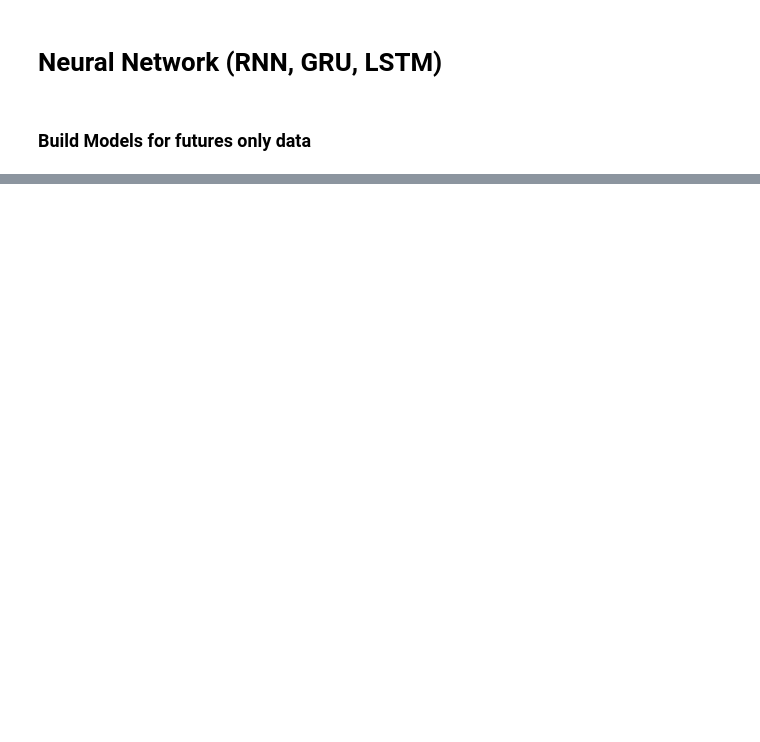
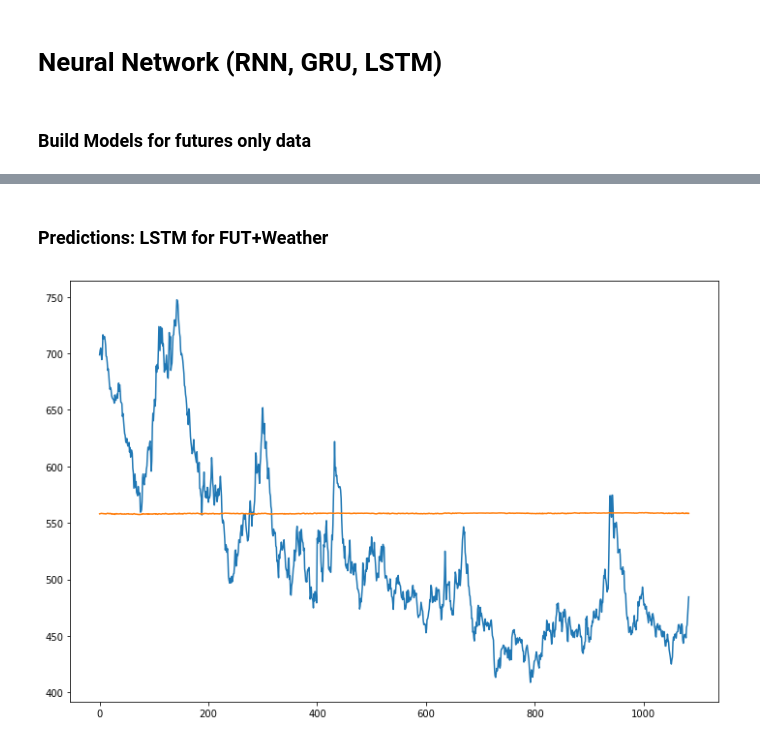
Before and after one commit to andrewredd/aa-project, a Jupyter notebook: futures_data.ipynb, the cells around one changed output, grey strips where cells are left out. Saved outputs shown, nothing was run; the diff lists cells and outputs as text; code cells hidden in the pictures; blank space fills up the shorter version.

```diff
--- a/futures_data.ipynb
+++ b/futures_data.ipynb
@@ -437,5 +400,0 @@ def model_trainTest_loss(mod, XTrain, yTrain, XTest, yTest):
-# %%
-for model in modelsNN:
-    fit(XTrainF, yTrainF, batch_size=batchSize, epochs=epochs, validation_split=0.2, verbose=1)
-    fit(XTrainFW, yTrainFW, batch_size=batchSize, epochs=epochs, validation_split=0.2, verbose=1)
-    fit(XTrainFSW, yTrainFSW, batch_size=batchSize, epochs=epochs, validation_split=0.2, verbose=1)
@@ -747,0 +401,17 @@ plot_result(stock_name, p, y_test)
+# %%
+#modelBASE_F = build_NN(inShapeF, neurons, nnType='BASE')
+modelRNN_F = build_NN(inShapeF, neurons, nnType='RNN')
+modelGRU_F = build_NN(inShapeF, neurons, nnType='GRU')
+modelLSTM_F = build_NN(inShapeF, neurons, nnType='LSTM')
+
+modelRNN_FW = build_NN(inShapeFW, neurons, nnType='RNN')
+modelGRU_FW = build_NN(inShapeFW, neurons, nnType='GRU')
+modelLSTM_FW = build_NN(inShapeFW, neurons, nnType='LSTM')
+
+modelRNN_FSW = build_NN(inShapeFSW, neurons, nnType='RNN')
+modelGRU_FSW = build_NN(inShapeFSW, neurons, nnType='GRU')
+modelLSTM_FSW = build_NN(inShapeFSW, neurons, nnType='LSTM')
+
+print(modelRNN_F.summary(),'\n')
+print(modelGRU_F.summary(),'\n')
+print(modelLSTM_F.summary(),'\n')
@@ -747,0 +487,5 @@ plot_result(stock_name, p, y_test)
+# %%
+%%time
+modelRNN_FW.fit(XTrainFW, yTrainFW, batch_size=batchSize, epochs=epochs, validation_split=0.2, verbose=1)
+modelGRU_FW.fit(XTrainFW, yTrainFW, batch_size=batchSize, epochs=epochs, validation_split=0.2, verbose=1)
+modelLSTM_FW.fit(XTrainFW, yTrainFW, batch_size=batchSize, epochs=epochs, validation_split=0.2, verbose=1)
@@ -747,0 +621,12 @@ plot_result(stock_name, p, y_test)
+# %% [markdown]
+### Predictions: LSTM for FUT+Weather
+# %%
+yPredFW_norm = modelLSTM_FW.predict(XTestFW)
+yPredFW_denorm = denormalize(yPredFW_denorm)
+yTestFW_denorm = denormalize(yTestFW.reshape(-1,1))
+
+plt.figure(figsize=(12,8))
+plt.plot(list(range(len(yTestFW))), yTestFW_denorm)
+plt.plot(list(range(len(yTestFW))), yPredFW_denorm);
+# %% [output]
+[figure, added]
```
Also changed, not shown: parts of 58 cells of this notebook.
